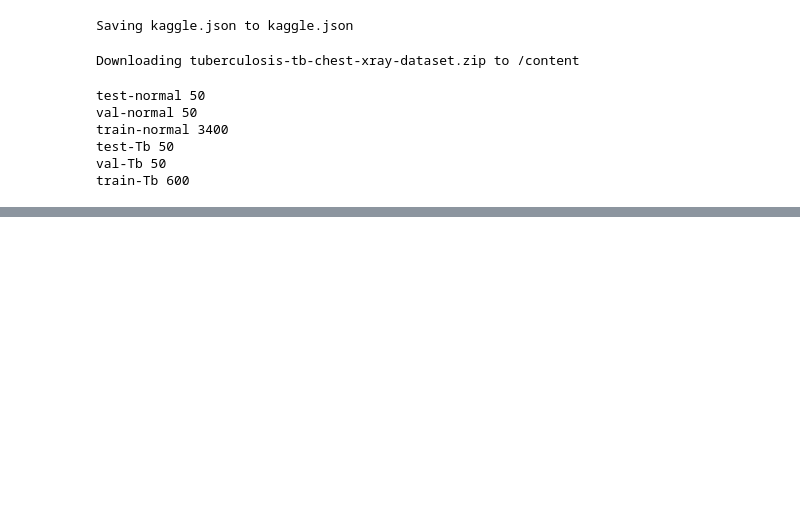
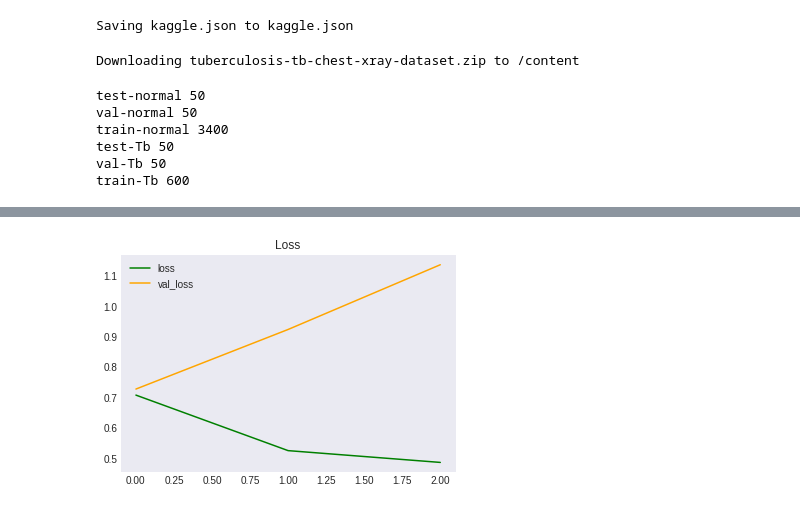
Before and after one commit to pgssanjana/micro_projects, a Jupyter notebook: tbdataset.ipynb, the cells around one changed output, grey strips where cells are left out. Cells and saved outputs as stored; diff of their text form; code cells hidden in the pictures; blank space fills up the shorter version.

```diff
--- a/tbdataset.ipynb
+++ b/tbdataset.ipynb
@@ -127,0 +359,9 @@ train-Tb 600
+# %%
+plt.style.use("seaborn-dark")
+plt.title("Loss")
+plt.plot(History.history['loss'],label="loss",c='green')
+plt.plot(History.history['val_loss'],label="val_loss",c='orange')
+plt.legend()
+plt.show()
+# %% [output]
+[figure, added]
```
Also changed, not shown: parts of 17 cells of this notebook.
